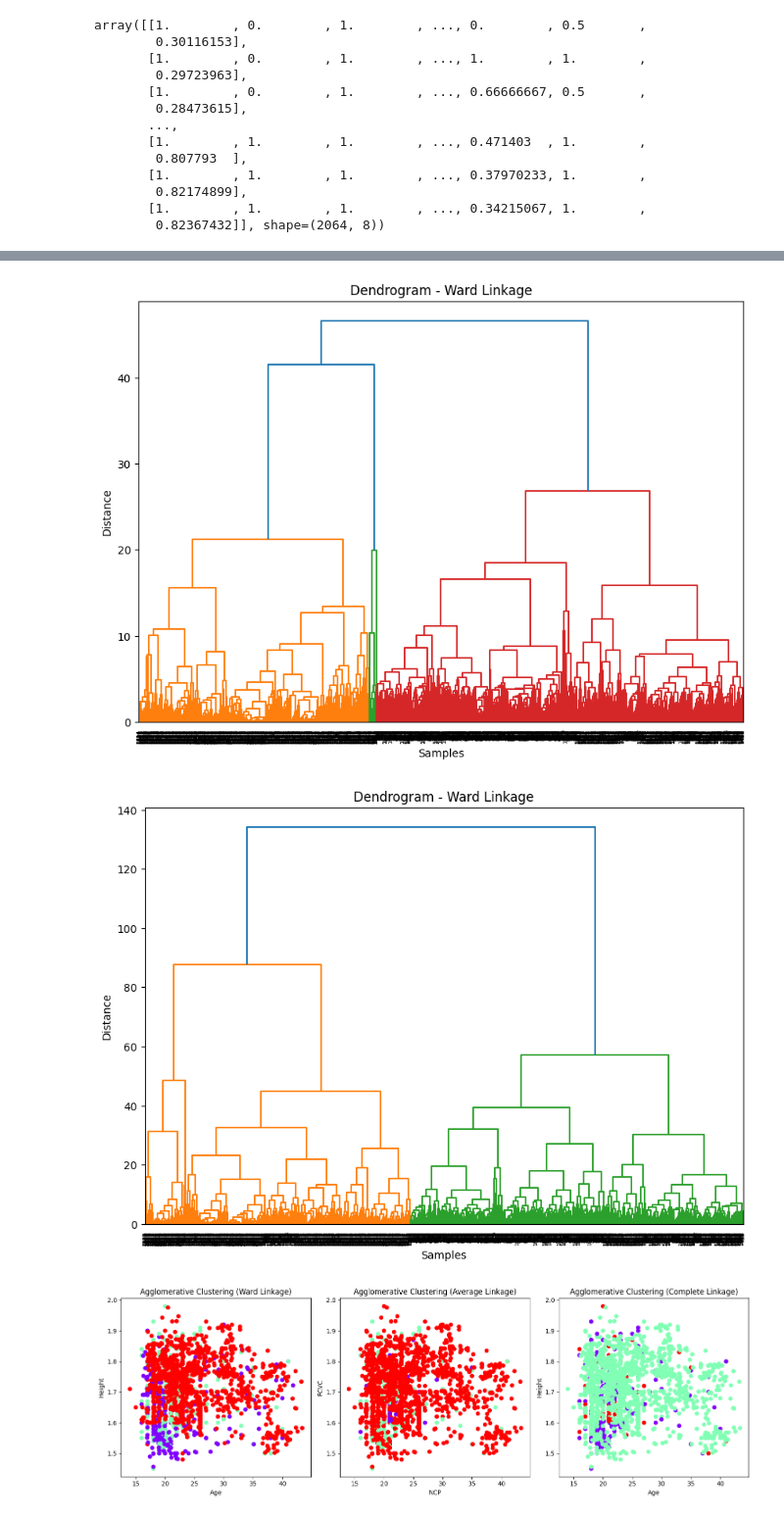
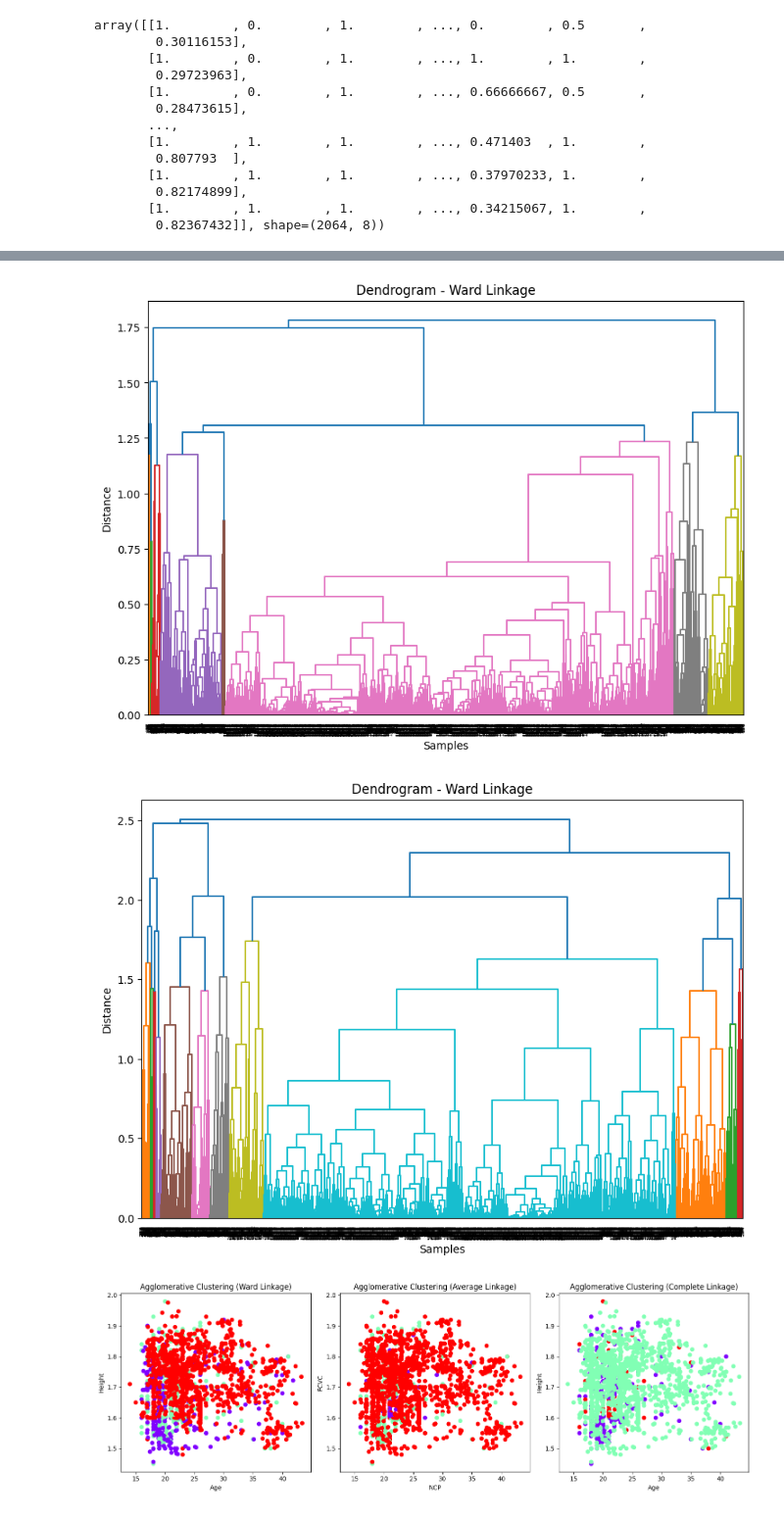
Before and after one commit to salman01-a/ProjectDS, a Jupyter notebook: ClusteringHira.ipynb, the cells around one changed output, grey strips where cells are left out. Shown at 98% size. Drawn from its saved outputs; the diff is of its cells as text; code cells hidden in the pictures.

```diff
--- a/ClusteringHira.ipynb
+++ b/ClusteringHira.ipynb
@@ -227,7 +227,7 @@ array([[1.        , 0.        , 1.        , ..., 0.        , 0.5       ,
         0.82367432]], shape=(2064, 8))
 # %%
 # Visualisasi Dendrogram
-linked = linkage(df, method='ward')
+linked = linkage(df_onehot_scaled, method='ward')
 plt.figure(figsize=(10, 7))
 dendrogram(linked, orientation='top', distance_sort='descending', show_leaf_counts=False)
 plt.title('Dendrogram - Ward Linkage')
@@ -235,7 +235,7 @@ plt.xlabel('Samples')
 plt.ylabel('Distance')
 plt.show()
 
-linked = linkage(df, method='average')
+linked = linkage(df_onehot_scaled, method='average')
 plt.figure(figsize=(10, 7))
 dendrogram(linked, orientation='top', distance_sort='descending', show_leaf_counts=False)
 plt.title('Dendrogram - Ward Linkage')
@@ -243,7 +243,7 @@ plt.xlabel('Samples')
 plt.ylabel('Distance')
 plt.show()
 
-linked = linkage(df, method='complete')
+linked = linkage(df_onehot_scaled, method='complete')
 plt.figure(figsize=(10, 7))
 dendrogram(linked, orientation='top', distance_sort='descending', show_leaf_counts=False)
 plt.title('Dendrogram - Ward Linkage')
@@ -255,5 +255,5 @@ plt.show()
-[figure, old version]
+[figure, new version]
-[figure, old version]
+[figure, new version]
 # %%
 agg_ward = AgglomerativeClustering(n_clusters=3, linkage="ward", metric="euclidean")
 labels_ward = agg_ward.fit_predict(df_onehot_scaled)
```
Also changed, not shown: parts of 5 cells of this notebook.
